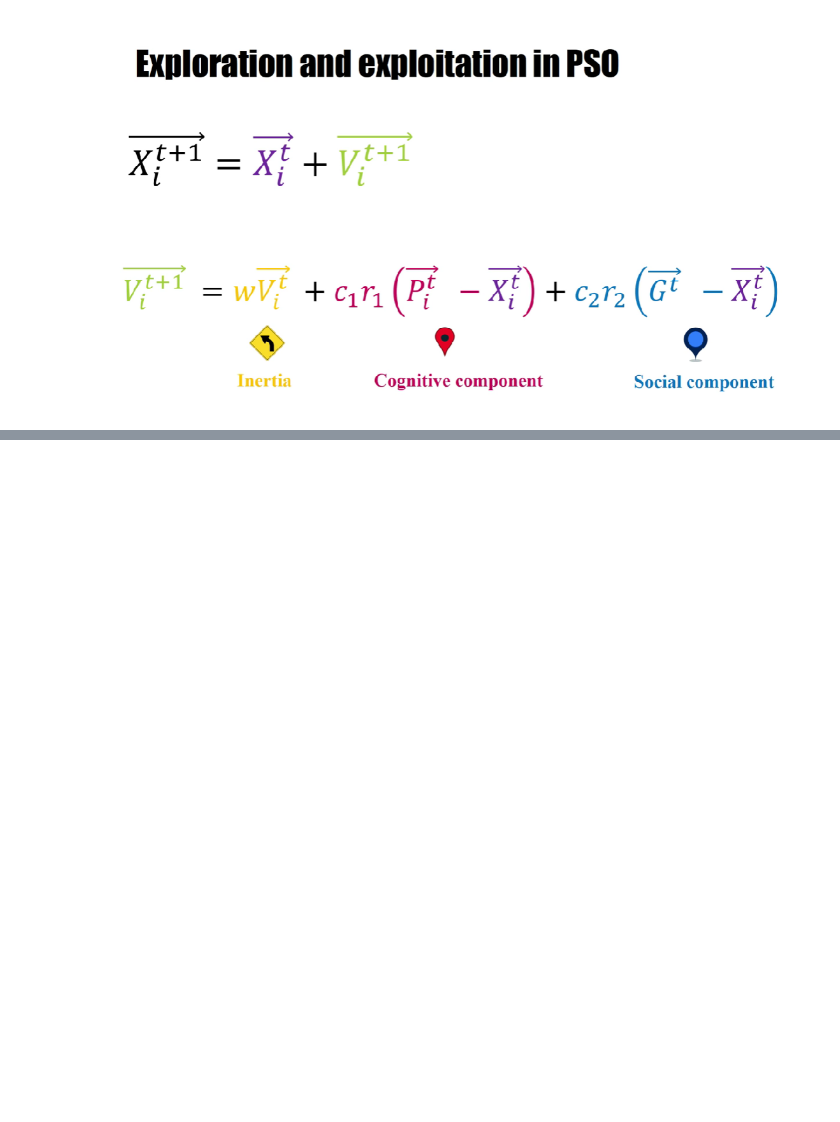
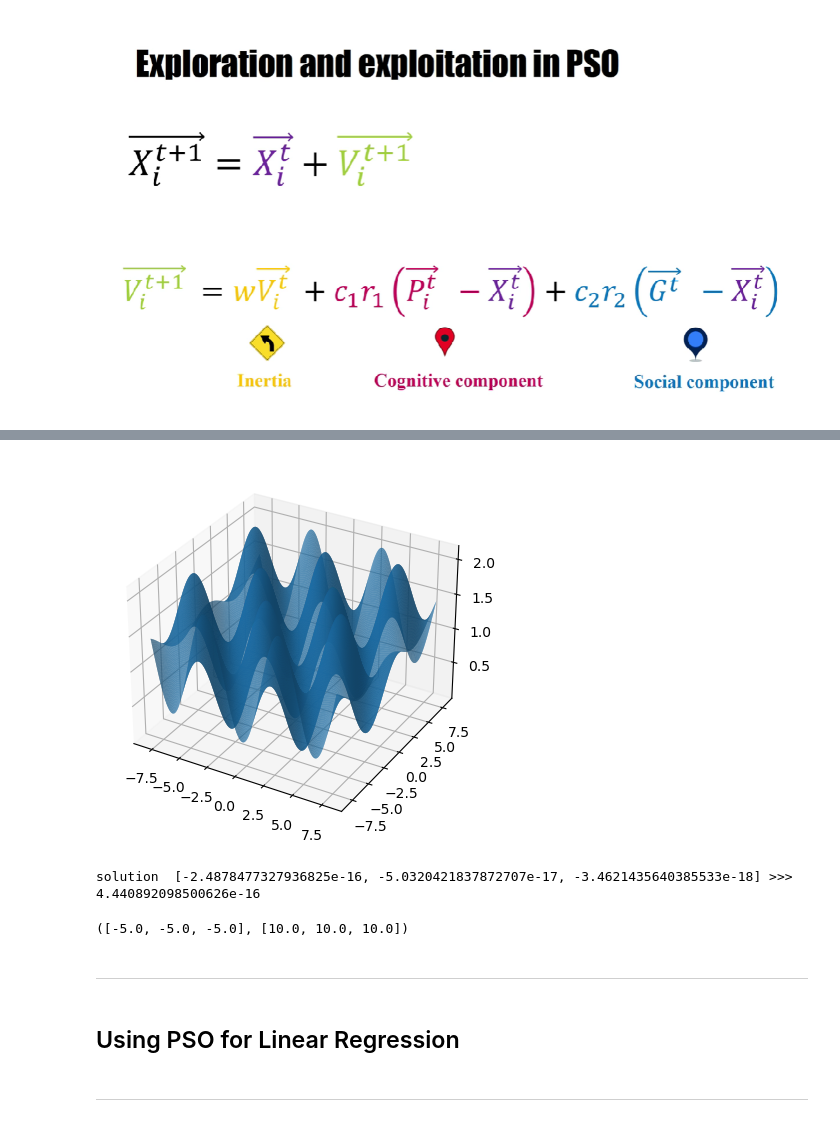
Before and after one commit to PhilipSanM/AI_L0v3rs, a Jupyter notebook: AI_Eng/bio_inspired algorithms/PSO/AlgoritmoPSO.ipynb, the cells around one changed output, grey strips where cells are left out. Saved outputs shown, nothing was run; the diff lists cells and outputs as text; code cells hidden in the pictures; blank space fills up the shorter version.

```diff
--- a/AI_Eng/bio_inspired algorithms/PSO/AlgoritmoPSO.ipynb
+++ b/AI_Eng/bio_inspired algorithms/PSO/AlgoritmoPSO.ipynb
@@ -42,0 +130,42 @@ def evaluate_swarm(swarm, function):
+# %%
+
+def griewank(x):
+  result_sum = 0
+  result_prod = 1
+  for i in range(len(x)):
+    result_sum += ((x[i]**2) / 400)
+    result_prod = result_prod * np.cos(x[i]/sqrt(i+1))
+  return result_sum - result_prod + 1
+
+# Generar datos para la grafica
+X = np.linspace(-8, 8, 400)
+Y = np.linspace(-8, 8, 400)
+X, Y = np.meshgrid(X, Y)
+Z = griewank([X,Y])
+
+
+fig = plt.figure()
+ax = fig.add_subplot(111, projection='3d')
+ax.plot_surface(X, Y, Z, rstride=1, cstride=1,
+   linewidth=0.08,
+  antialiased=True)
+plt.show()
+# %% [output]
+[figure, added]
+# %%
+size = 3
+lower = [-5.0 for x in range(size)] # -2.048
+upper = [10.0 for x in range(size)] # 2.048
+
+iterations = 1000
+
+size_swarm = 200
+w = 0.5
+c1 = 0.2 # intenta regresar
+c2 = 0.3 # se acerca al lider
+function = ackley
+best = pso_algorithm(w, c1, c2, lower, upper, size_swarm, iterations, function)
+
+print('solution ', best.positions, '>>> ', best.fitness)
+# %% [output]
+solution  [-2.4878477327936825e-16, -5.0320421837872707e-17, -3.4621435640385533e-18] >>>  4.440892098500626e-16
@@ -42,0 +174,10 @@ def evaluate_swarm(swarm, function):
+# %%
+lower, upper
+# %% [output]
+([-5.0, -5.0, -5.0], [10.0, 10.0, 10.0])
+# %% [markdown]
+---
+# %% [markdown]
+## Using PSO for Linear Regression
+# %% [markdown]
+---
```
Also changed, not shown: parts of 28 cells of this notebook, 3 other files.
